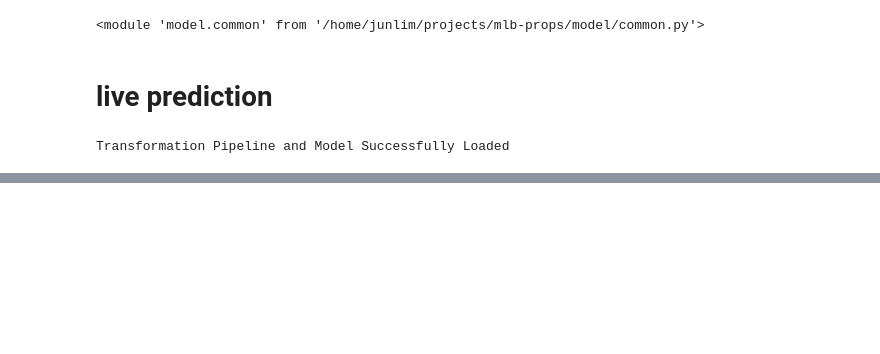
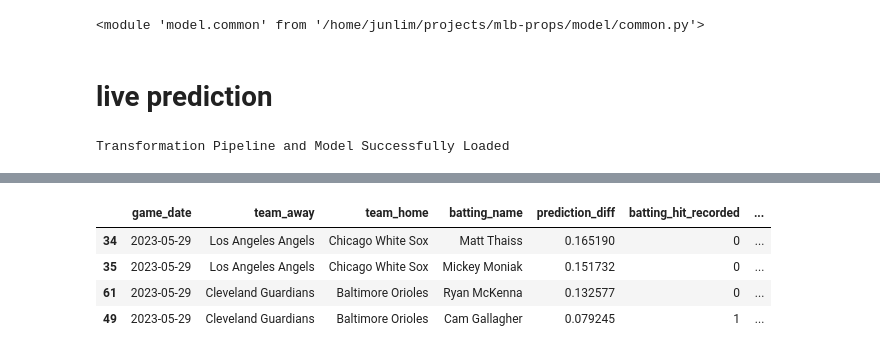
Before and after one commit to sculd/mlb-props, a Jupyter notebook: sandbox_live_bet.ipynb, the cells around one changed output, grey strips where cells are left out. Saved outputs shown, nothing was run; the diff lists cells and outputs as text; code cells hidden in the pictures; blank space fills up the shorter version.

```diff
--- a/sandbox_live_bet.ipynb
+++ b/sandbox_live_bet.ipynb
@@ -36,0 +38,3 @@ df_odds_hits["over_prob"] = df_odds_hits["over_odds"].apply(model.common.odds_to
+# %%
+df_odds_hits_20230529 = pd.read_pickle(f"odds_data/df_odds_hits_2023-05-29.pkl")
+df_odds_hits_20230530 = pd.read_pickle(f"odds_data/df_odds_hits_2023-05-30.pkl")
@@ -83,0 +131,9 @@ df_live_advantageous_prediction_odds[['game_date', 'team_away', 'team_home', 'ba
+# %%
+df_live_advantageous_prediction_odds_20230529 = get_df_advantageous_prediction_odds(df_live_prediction_hits_odds_20230529, prediction_diff_threshold = 0.05, score_threshold = 0.60)
+df_live_advantageous_prediction_odds_20230529
+# %% [output]
+|  | game_date | team_away | team_home | batting_name | prediction_diff | batting_hit_recorded | ... |
+| 34 | 2023-05-29 | Los Angeles Angels | Chicago White Sox | Matt Thaiss | 0.165190 | 0 | ... |
+| 35 | 2023-05-29 | Los Angeles Angels | Chicago White Sox | Mickey Moniak | 0.151732 | 0 | ... |
+| 61 | 2023-05-29 | Cleveland Guardians | Baltimore Orioles | Ryan McKenna | 0.132577 | 0 | ... |
+| 49 | 2023-05-29 | Cleveland Guardians | Baltimore Orioles | Cam Gallagher | 0.079245 | 1 | ... |
```
Also changed, not shown: parts of 16 cells of this notebook.
